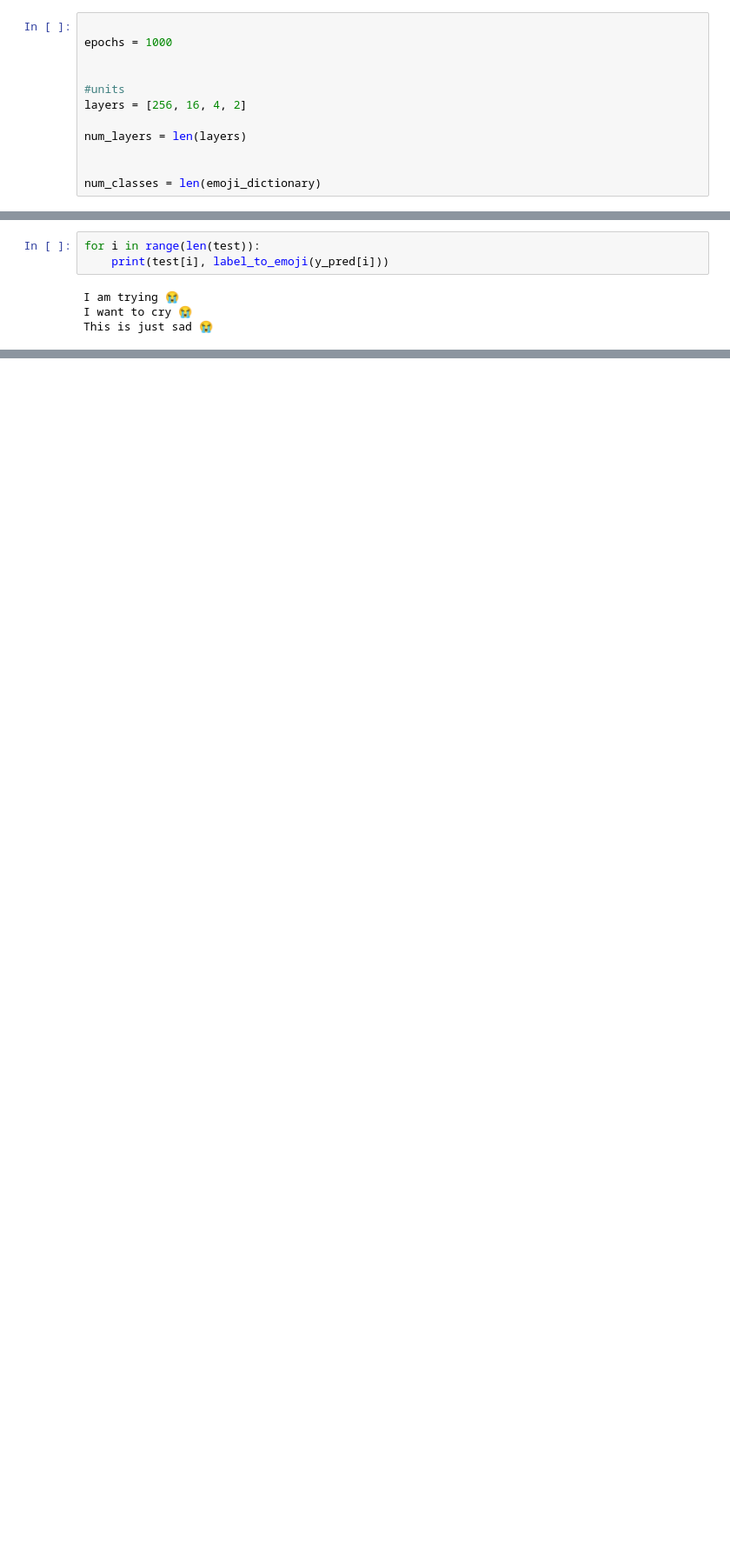
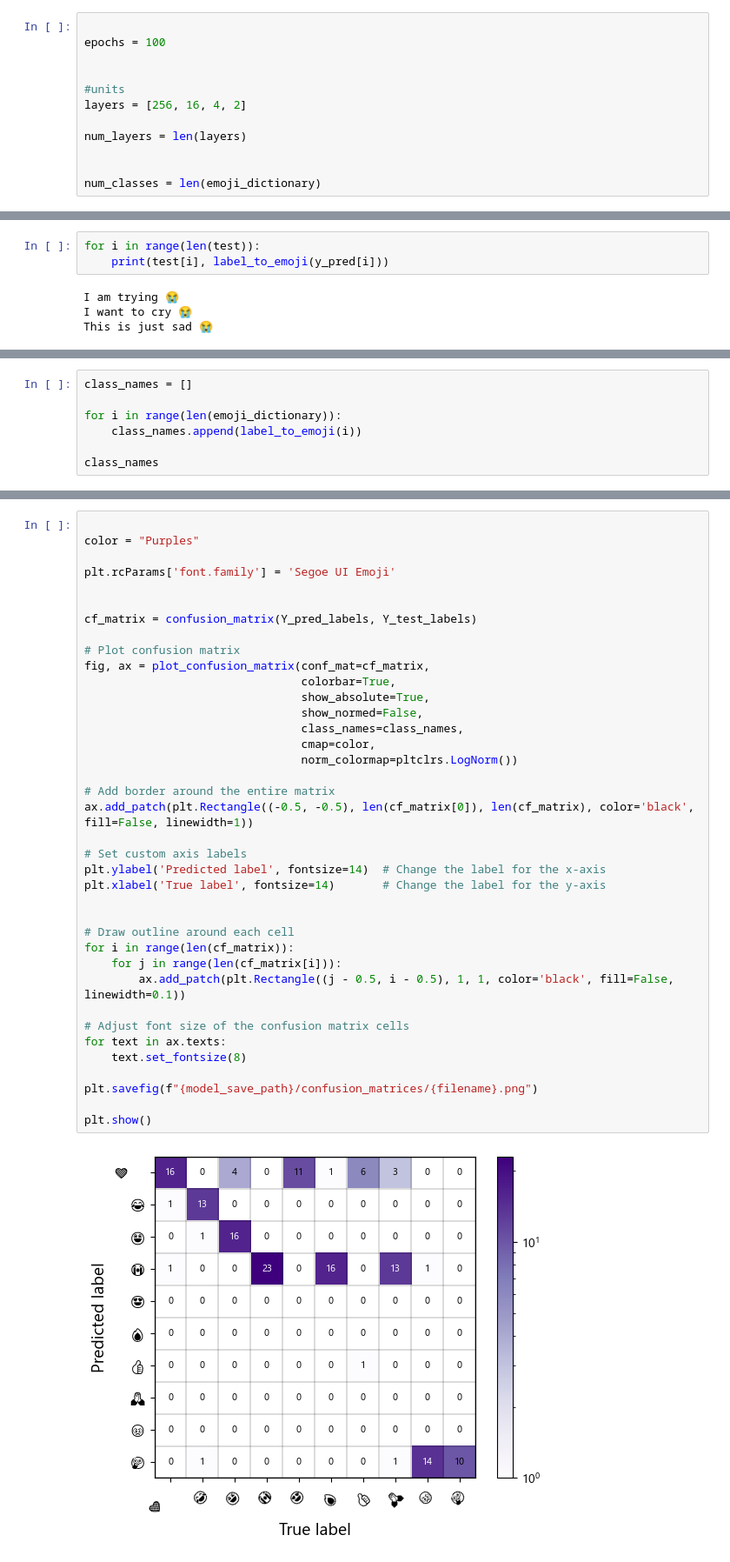
Before and after one commit to curryfizz/Emoji-Prediction, a Jupyter notebook: lstm_predictor.ipynb, the cells around one changed output, grey strips where cells are left out. Shown at 87% size. Drawn from its saved outputs; the diff is of its cells as text; blank space fills up the shorter version.

Commit message:
added code for confusion matrix

```diff
--- a/lstm_predictor.ipynb
+++ b/lstm_predictor.ipynb
@@ -165,7 +150,7 @@ for word, i in word_to_index.items():
 In general more layers >>
 # %%
 
-epochs = 1000
+epochs = 100
 
 
 #units
@@ -352,0 +331,7 @@ Test F1 Score: 0.5000
+# %%
+class_names = []
+
+for i in range(len(emoji_dictionary)):
+    class_names.append(label_to_emoji(i))
+
+class_names
@@ -352,0 +340,40 @@ Test F1 Score: 0.5000
+# %%
+
+color = "Purples"
+
+plt.rcParams['font.family'] = 'Segoe UI Emoji'
+
+
+cf_matrix = confusion_matrix(Y_pred_labels, Y_test_labels)
+
+# Plot confusion matrix
+fig, ax = plot_confusion_matrix(conf_mat=cf_matrix,
+                                colorbar=True,
+                                show_absolute=True,
+                                show_normed=False,
+                                class_names=class_names,
+                                cmap=color,
+                                norm_colormap=pltclrs.LogNorm())
+
+# Add border around the entire matrix
+ax.add_patch(plt.Rectangle((-0.5, -0.5), len(cf_matrix[0]), len(cf_matrix), color='black', fill=False, linewidth=1))
+
+# Set custom axis labels
+plt.ylabel('Predicted label', fontsize=14)  # Change the label for the x-axis
+plt.xlabel('True label', fontsize=14)       # Change the label for the y-axis
+
+
+# Draw outline around each cell
+for i in range(len(cf_matrix)):
+    for j in range(len(cf_matrix[i])):
+        ax.add_patch(plt.Rectangle((j - 0.5, i - 0.5), 1, 1, color='black', fill=False, linewidth=0.1))
+
+# Adjust font size of the confusion matrix cells
+for text in ax.texts:
+    text.set_fontsize(8)
+
+plt.savefig(f"{model_save_path}/confusion_matrices/{filename}.png")
+
+plt.show()
+# %% [output]
+[figure, added]
```
Also changed, not shown: parts of 10 cells of this notebook, 6 other files.
